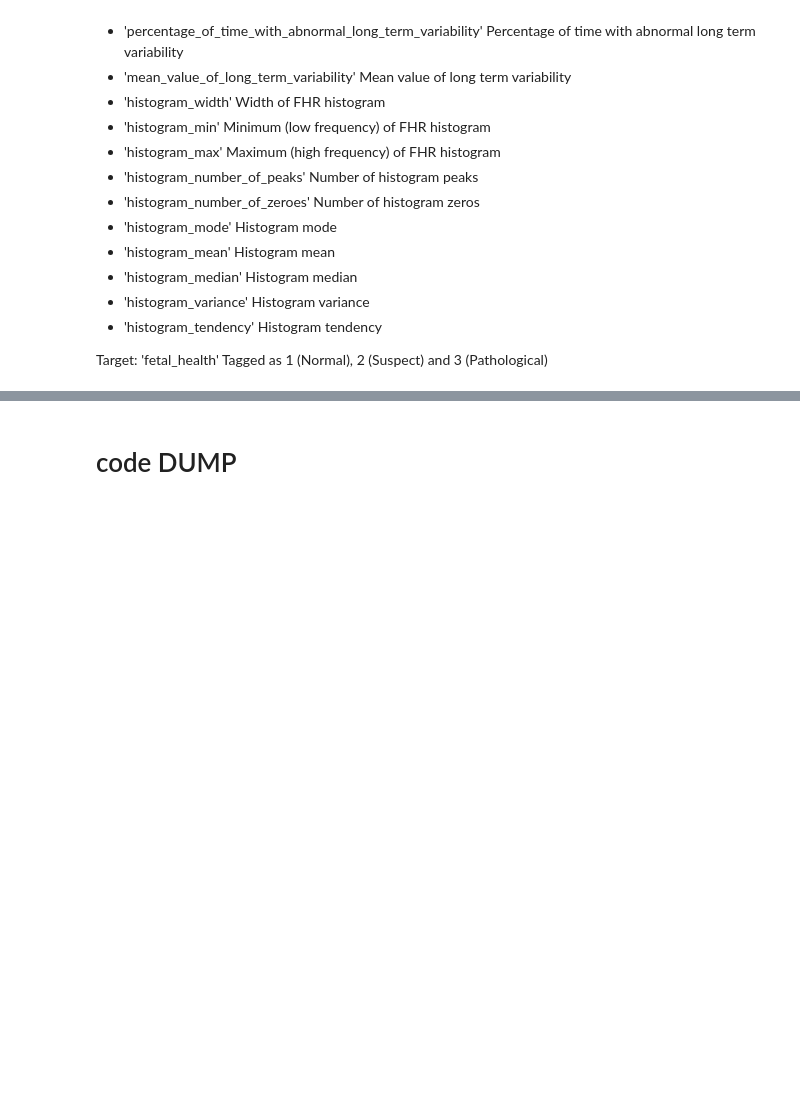
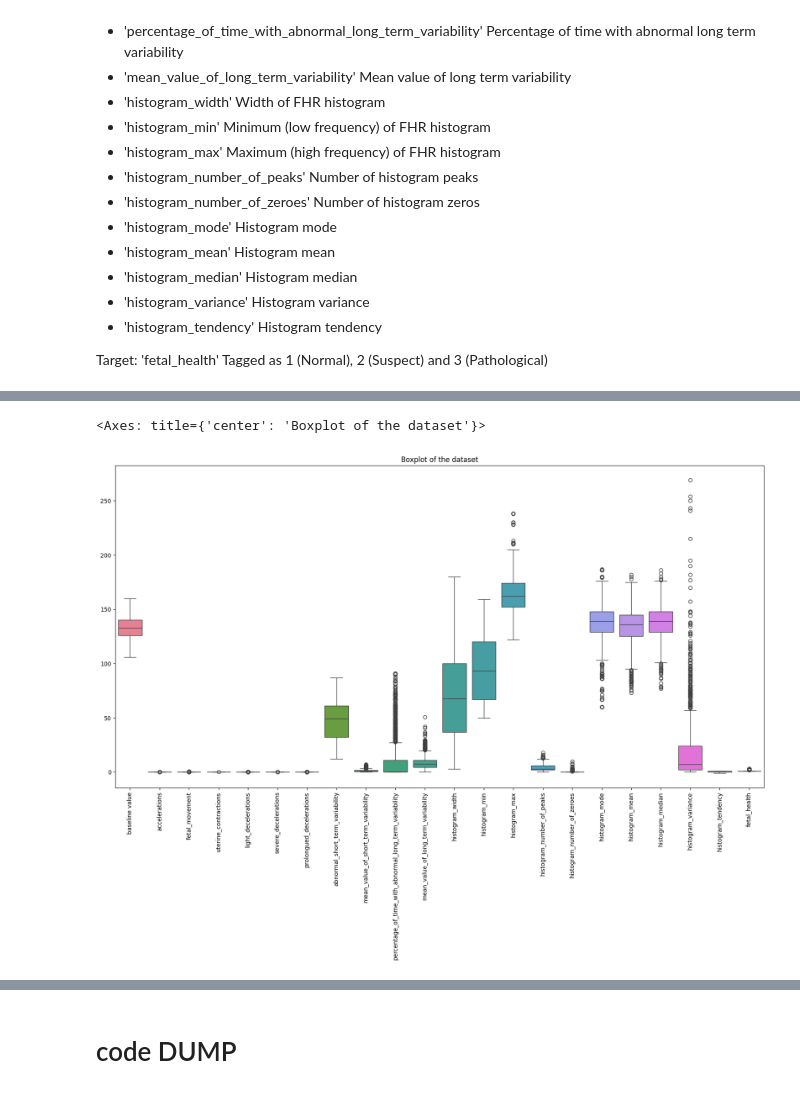
Before and after one commit to AndreyLebedinskiy/Concrete-properties-estimation, a Jupyter notebook: UOLProject.ipynb, the cells around one changed output, grey strips where cells are left out. Cells and saved outputs as stored; diff of their text form; code cells hidden in the pictures; blank space fills up the shorter version.

```diff
--- a/UOLProject.ipynb
+++ b/UOLProject.ipynb
@@ -779,0 +843,8 @@ data = pd.read_csv('data\fetal_health.csv')
+# %%
+plt.figure(figsize=(20,10))
+plt.title('Boxplot of the dataset')
+plt.xticks(rotation=90)
+sns.boxplot(data=data)
+# %% [output]
+<Axes: title={'center': 'Boxplot of the dataset'}>
+[figure, added]
```
Also changed, not shown: parts of 21 cells of this notebook.
